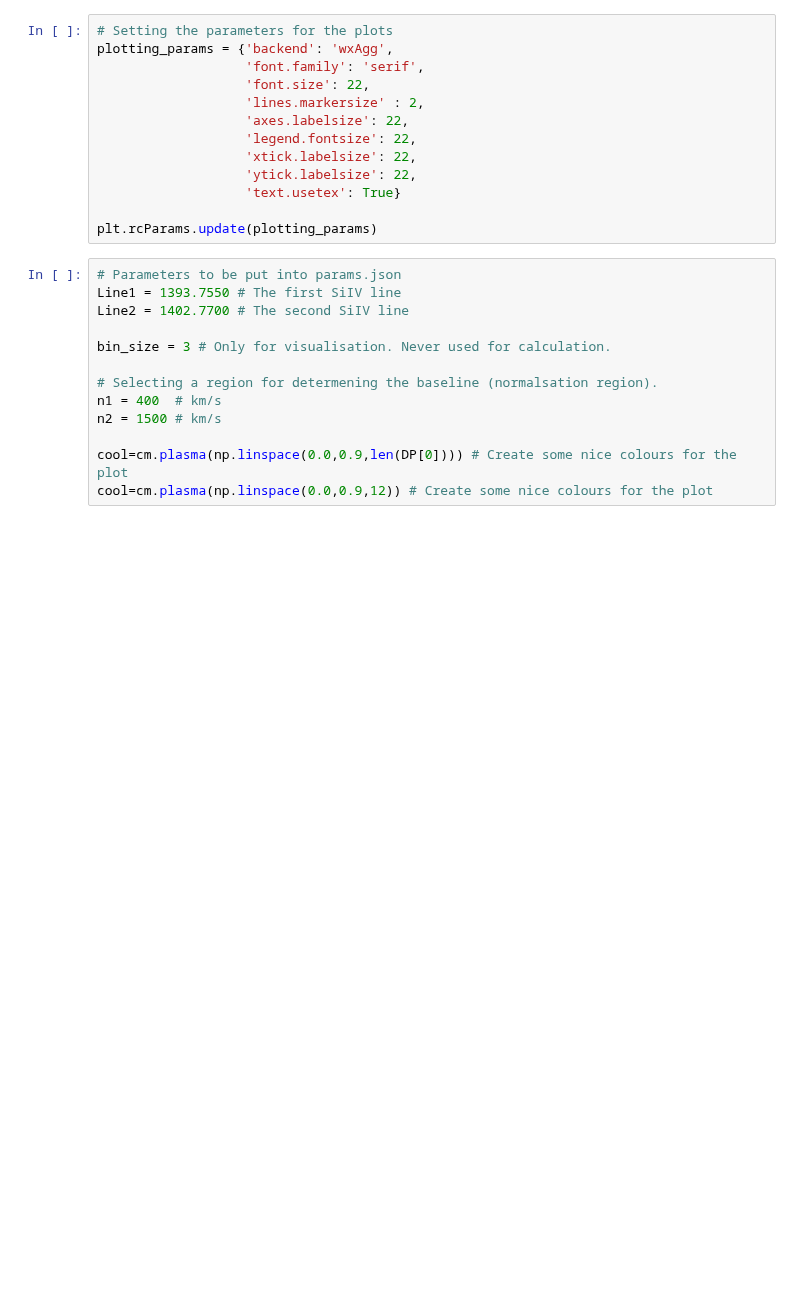
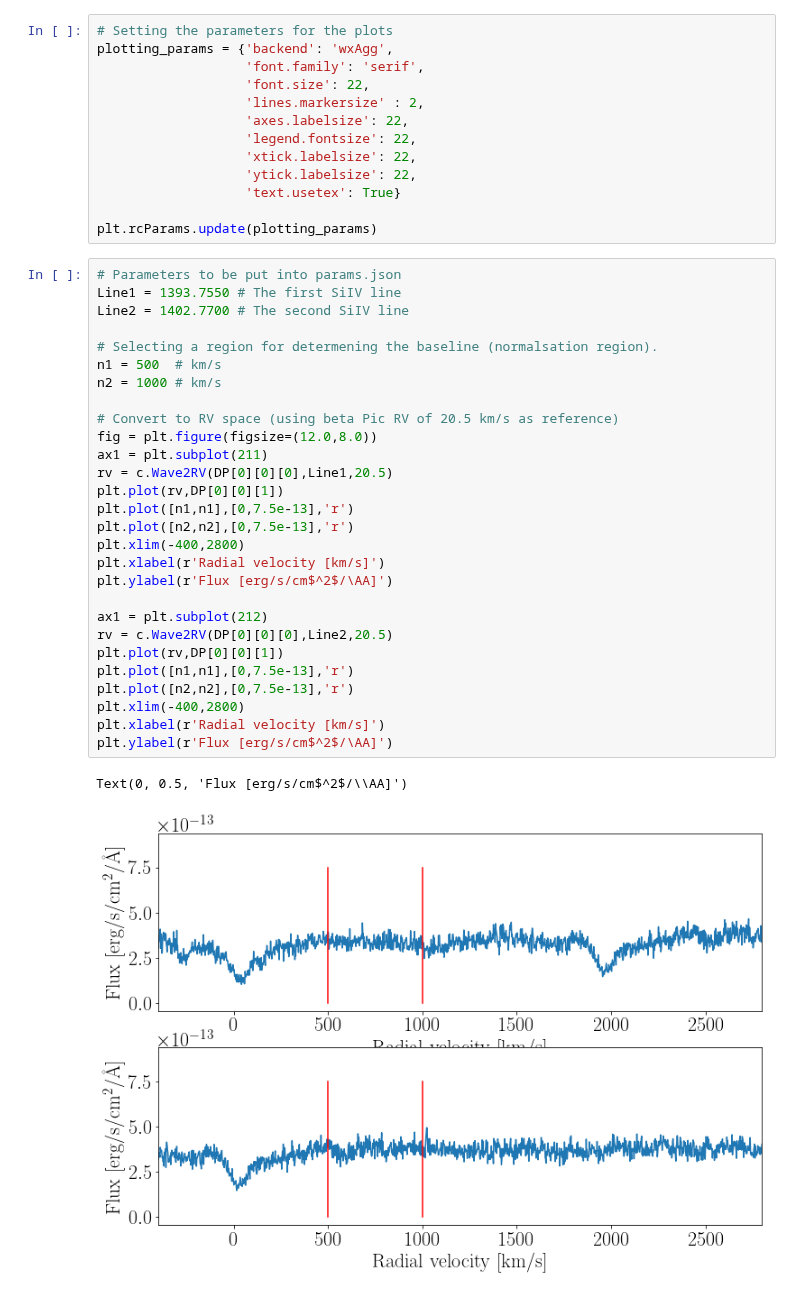
Before and after one commit to bdrdavies/exocomets, a Jupyter notebook: notebooks/short_term_variations.ipynb, the cells around one changed output. Saved outputs shown, nothing was run; the diff lists cells and outputs as text; blank space fills up the shorter version.

```diff
--- a/notebooks/short_term_variations.ipynb
+++ b/notebooks/short_term_variations.ipynb
@@ -97,19 +97,37 @@ plotting_params = {'backend': 'wxAgg',
                    'text.usetex': True}
 
 plt.rcParams.update(plotting_params)
-# %%
-# Parameters to be put into params.json
-Line1 = 1393.7550 # The first SiIV line
-Line2 = 1402.7700 # The second SiIV line
-
-bin_size = 3 # Only for visualisation. Never used for calculation.
-
-# Selecting a region for determening the baseline (normalsation region).
-n1 = 400  # km/s
-n2 = 1500 # km/s
-
-cool=cm.plasma(np.linspace(0.0,0.9,len(DP[0]))) # Create some nice colours for the plot
-cool=cm.plasma(np.linspace(0.0,0.9,12)) # Create some nice colours for the plot
+# %%
+# Parameters to be put into params.json
+Line1 = 1393.7550 # The first SiIV line
+Line2 = 1402.7700 # The second SiIV line
+
+# Selecting a region for determening the baseline (normalsation region).
+n1 = 500  # km/s
+n2 = 1000 # km/s
+
+# Convert to RV space (using beta Pic RV of 20.5 km/s as reference)
+fig = plt.figure(figsize=(12.0,8.0))
+ax1 = plt.subplot(211)
+rv = c.Wave2RV(DP[0][0][0],Line1,20.5)
+plt.plot(rv,DP[0][0][1])
+plt.plot([n1,n1],[0,7.5e-13],'r')
+plt.plot([n2,n2],[0,7.5e-13],'r')
+plt.xlim(-400,2800)
+plt.xlabel(r'Radial velocity [km/s]')
+plt.ylabel(r'Flux [erg/s/cm$^2$/\AA]')
+
+ax1 = plt.subplot(212)
+rv = c.Wave2RV(DP[0][0][0],Line2,20.5)
+plt.plot(rv,DP[0][0][1])
+plt.plot([n1,n1],[0,7.5e-13],'r')
+plt.plot([n2,n2],[0,7.5e-13],'r')
+plt.xlim(-400,2800)
+plt.xlabel(r'Radial velocity [km/s]')
+plt.ylabel(r'Flux [erg/s/cm$^2$/\AA]')
+# %% [output]
+Text(0, 0.5, 'Flux [erg/s/cm$^2$/\\AA]')
+[figure, added]
 # %%
 print('Looking at observations done on:')
 
```
Also changed, not shown: parts of 4 cells of this notebook, 1 other file.
